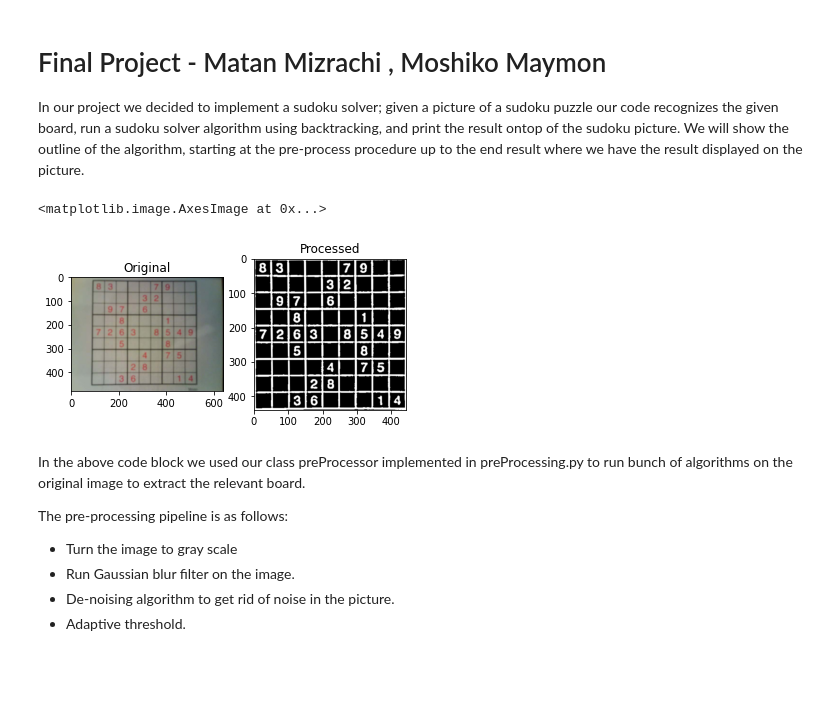
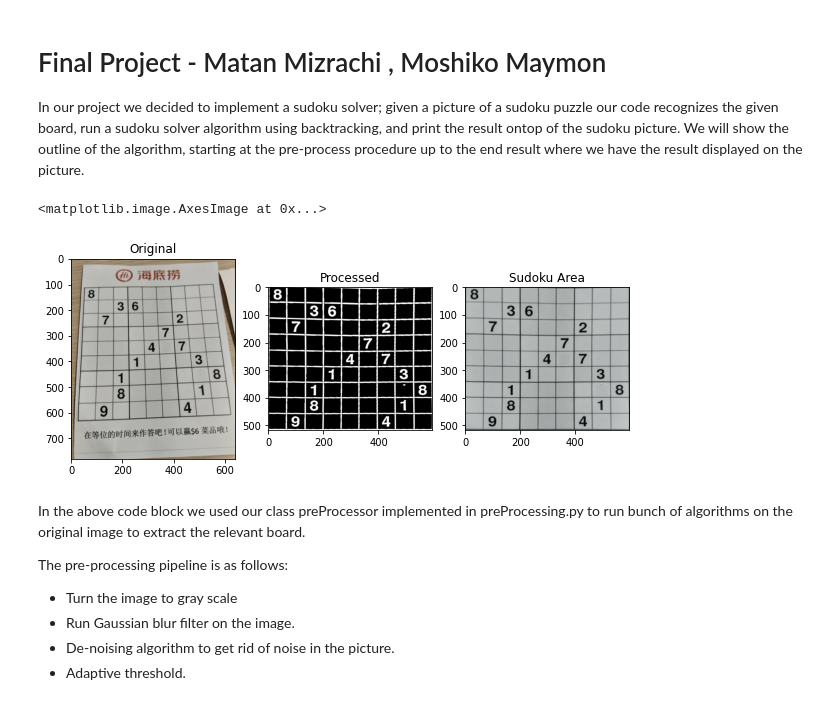
Before and after one commit to Matt88Ac/CV-Final, a Jupyter notebook: notebook.ipynb, the cells around one changed output. Cells and saved outputs as stored; diff of their text form; code cells hidden in the pictures; blank space fills up the shorter version.

```diff
--- a/notebook.ipynb
+++ b/notebook.ipynb
@@ -8,22 +8,25 @@ from preProcessing import preProcessor
 In our project we decided to implement a sudoku solver; given a picture of a sudoku puzzle our code recognizes the given board, run a sudoku solver algorithm using backtracking, and print the result ontop of the sudoku picture.
 We will show the outline of the algorithm, starting at the pre-process procedure up to the end result where we have the result displayed on the picture.
 # %%
-img = cv2.imread('data/Example10.jpg')
+img = cv2.imread('data/Example24.png')
 preprocess = preProcessor(img)
 sudoku = preprocess.gray_area
 
 img = img[:,:,::-1]
 
-fig =plt.figure()
-ax1 = fig.add_subplot(1,2,1)
+fig =plt.figure(figsize=(10, 16))
+ax1 = fig.add_subplot(1,3,1)
 ax1.set_title('Original')
 ax1.imshow(img)
-ax2 = fig.add_subplot(1,2,2)
+ax2 = fig.add_subplot(1,3,2)
 ax2.set_title('Processed')
 ax2.imshow(sudoku, cmap='gray')
+ax3 = fig.add_subplot(1,3,3)
+ax3.set_title('Sudoku Area')
+ax3.imshow(preprocess.original_area)
 # %% [output]
 <matplotlib.image.AxesImage at 0x...>
-[figure, old version]
+[figure, new version]
 # %% [markdown]
 In the above code block we used our class preProcessor implemented in preProcessing.py to run bunch of algorithms on the original image to extract the relevant board.
 
```
Also changed, not shown: parts of 7 cells of this notebook.
